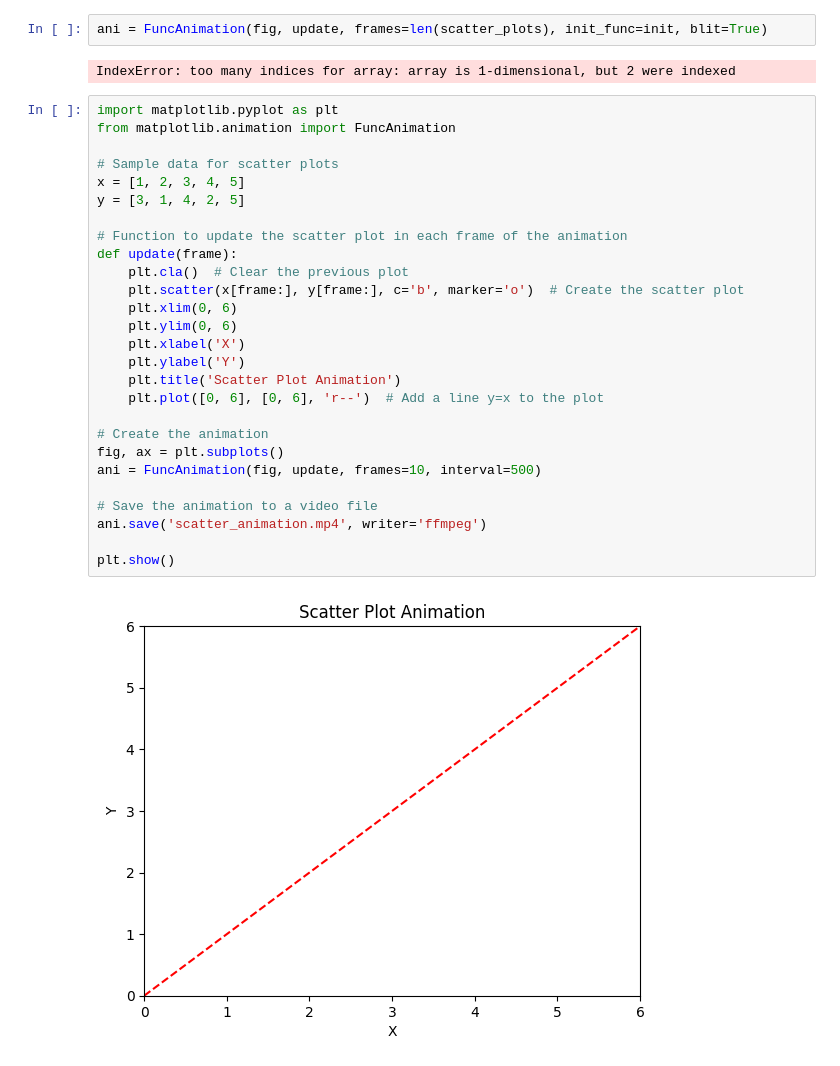
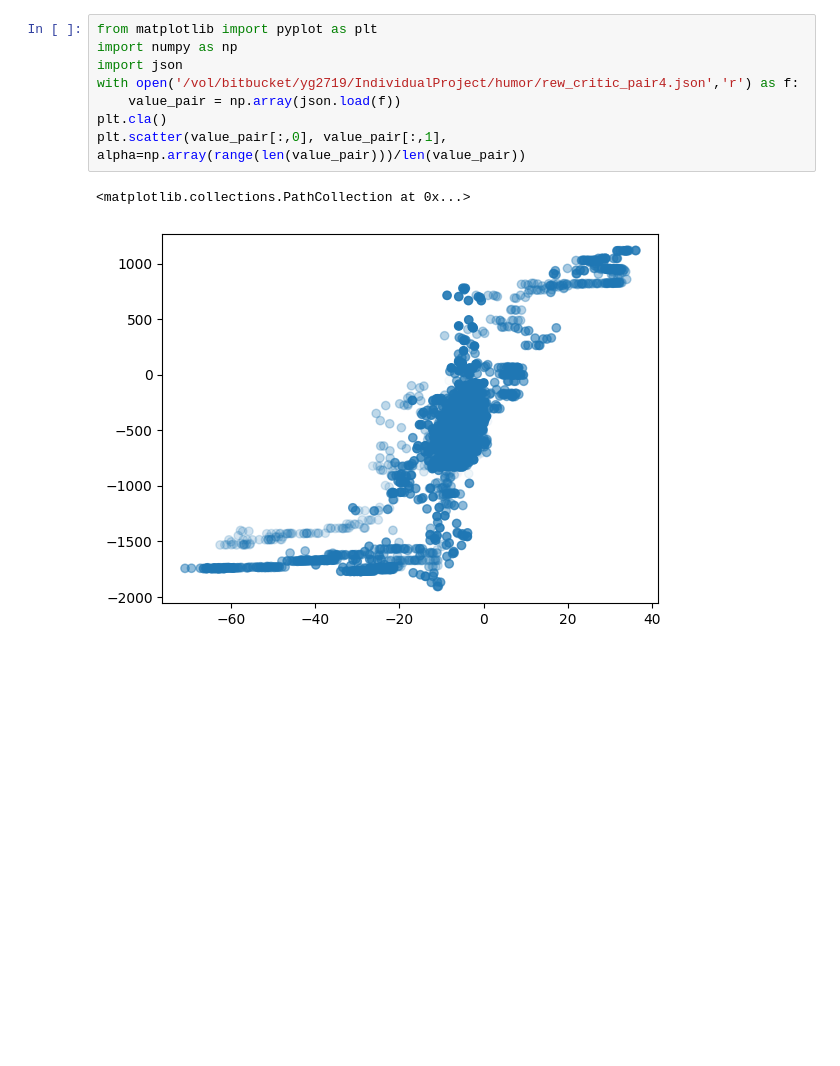
Before and after one commit to GuoYipeng279/MSc-Project, a Jupyter notebook: try.ipynb, the cells around one changed output. Cells and saved outputs as stored; diff of their text form; blank space fills up the shorter version.

```diff
--- a/try.ipynb
+++ b/try.ipynb
@@ -26,33 +1,11 @@ def update(frame):
-# %%
-ani = FuncAnimation(fig, update, frames=len(scatter_plots), init_func=init, blit=True)
-# %% [output]
-IndexError: too many indices for array: array is 1-dimensional, but 2 were indexed
-# %%
-import matplotlib.pyplot as plt
-from matplotlib.animation import FuncAnimation
-
-# Sample data for scatter plots
-x = [1, 2, 3, 4, 5]
-y = [3, 1, 4, 2, 5]
-
-# Function to update the scatter plot in each frame of the animation
-def update(frame):
-    plt.cla()  # Clear the previous plot
-    plt.scatter(x[frame:], y[frame:], c='b', marker='o')  # Create the scatter plot
-    plt.xlim(0, 6)
-    plt.ylim(0, 6)
-    plt.xlabel('X')
-    plt.ylabel('Y')
-    plt.title('Scatter Plot Animation')
-    plt.plot([0, 6], [0, 6], 'r--')  # Add a line y=x to the plot
-
-# Create the animation
-fig, ax = plt.subplots()
-ani = FuncAnimation(fig, update, frames=10, interval=500)
-
-# Save the animation to a video file
-ani.save('scatter_animation.mp4', writer='ffmpeg')
-
-plt.show()
-# %% [output]
-[figure, removed]
+# %%
+from matplotlib import pyplot as plt
+import numpy as np
+import json
+with open('/vol/bitbucket/yg2719/IndividualProject/humor/rew_critic_pair4.json','r') as f:
+    value_pair = np.array(json.load(f))
+plt.cla()
+plt.scatter(value_pair[:,0], value_pair[:,1], alpha=np.array(range(len(value_pair)))/len(value_pair))
+# %% [output]
+<matplotlib.collections.PathCollection at 0x...>
+[figure, added]
```
Also changed, not shown: parts of 4 cells of this notebook, 2 other files.
